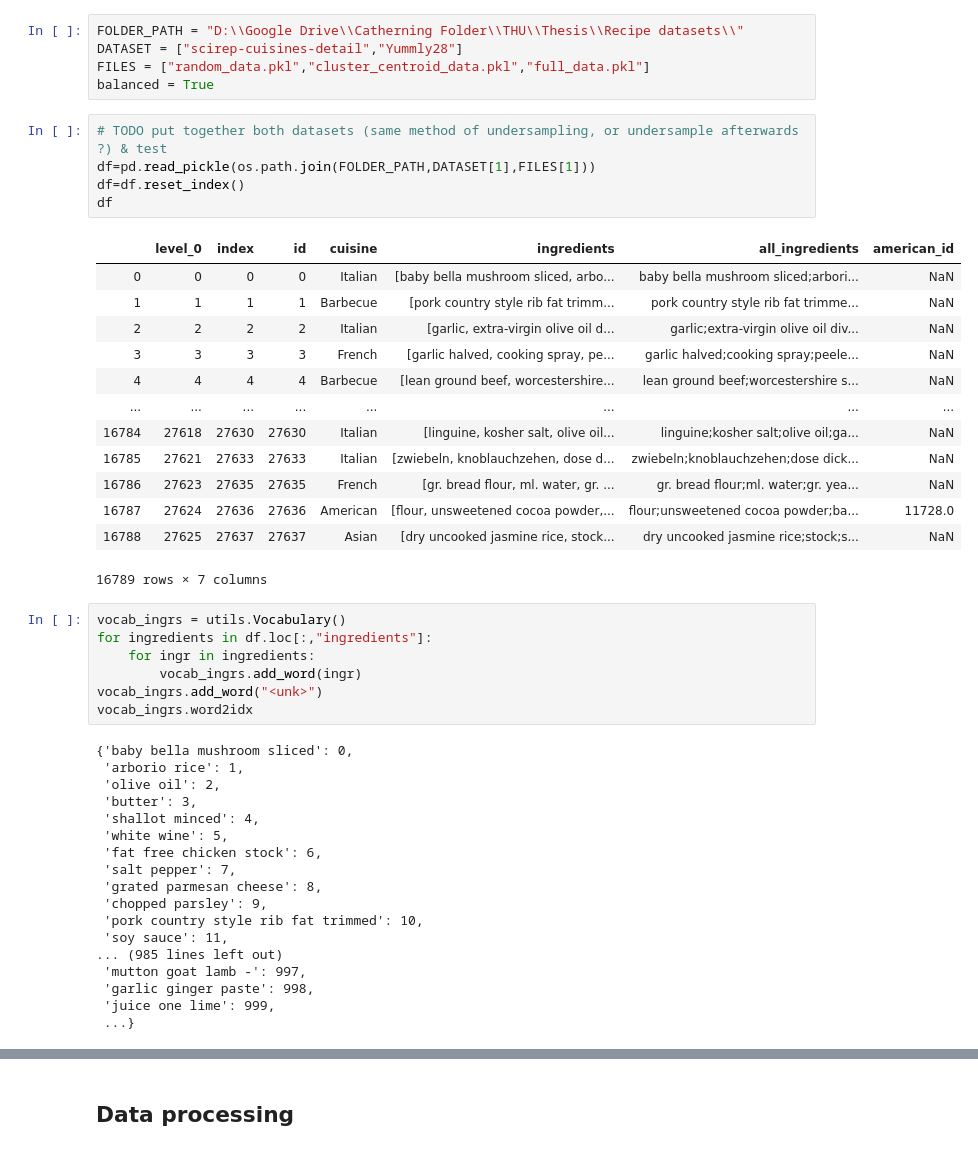
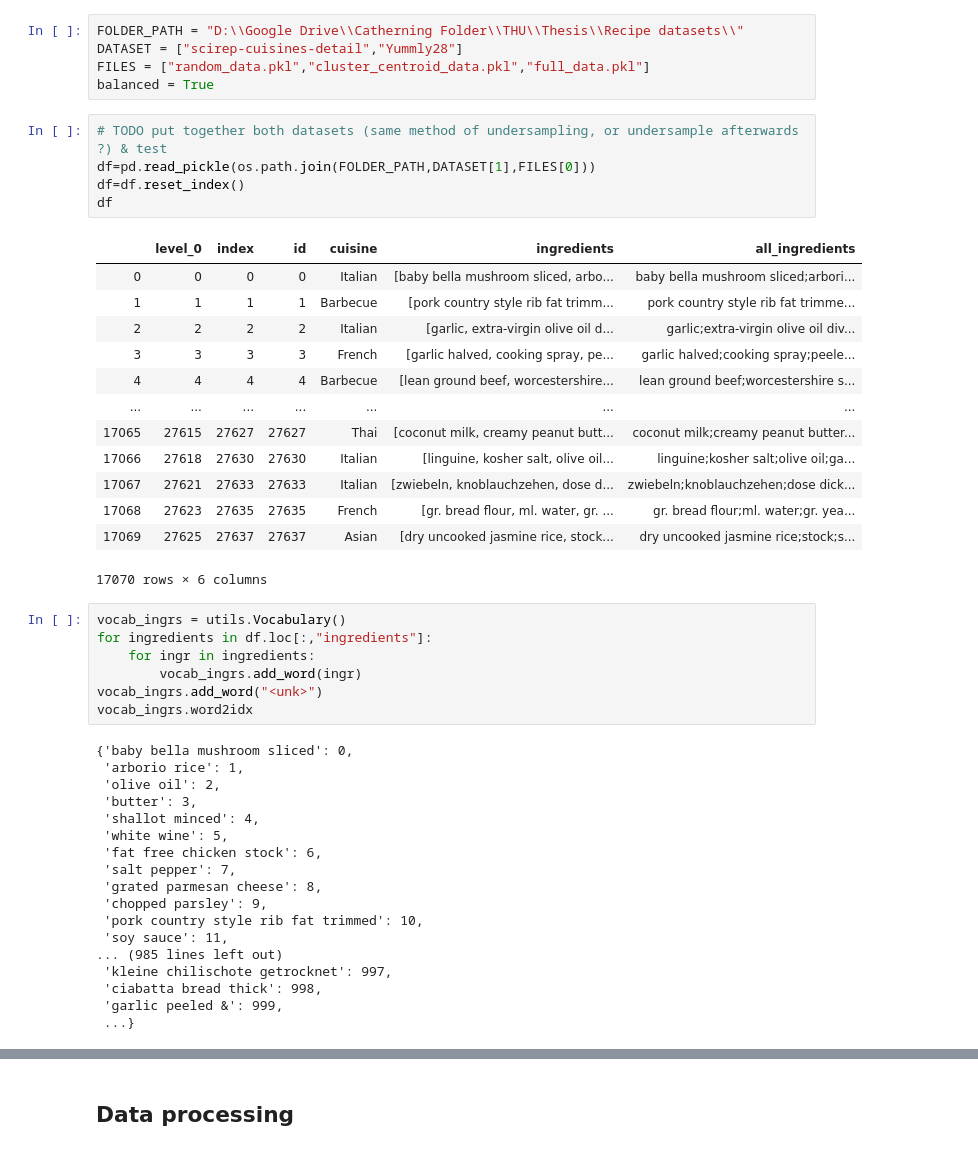
Before and after one commit to catherning/food_recipe_gen, a Jupyter notebook: cuisine_classification/NN_classification.ipynb, the cells around one changed output, grey strips where cells are left out. Saved outputs shown, nothing was run; the diff lists cells and outputs as text.

Commit message:
Clean a bit more Yummly28 dataset

```diff
--- a/cuisine_classification/NN_classification.ipynb
+++ b/cuisine_classification/NN_classification.ipynb
@@ -23,23 +23,23 @@ FILES = ["random_data.pkl","cluster_centroid_data.pkl","full_data.pkl"]
 balanced = True
 # %%
 # TODO put together both datasets (same method of undersampling, or undersample afterwards ?) & test
-df=pd.read_pickle(os.path.join(FOLDER_PATH,DATASET[1],FILES[1]))
+df=pd.read_pickle(os.path.join(FOLDER_PATH,DATASET[1],FILES[0]))
 df=df.reset_index()
 df
 # %% [output]
-|  | level_0 | index | id | cuisine | ingredients | all_ingredients | american_id |
-| 0 | 0 | 0 | 0 | Italian | [baby bella mushroom sliced, arbo... | baby bella mushroom sliced;arbori... | NaN |
-| 1 | 1 | 1 | 1 | Barbecue | [pork country style rib fat trimm... | pork country style rib fat trimme... | NaN |
-| 2 | 2 | 2 | 2 | Italian | [garlic, extra-virgin olive oil d... | garlic;extra-virgin olive oil div... | NaN |
-| 3 | 3 | 3 | 3 | French | [garlic halved, cooking spray, pe... | garlic halved;cooking spray;peele... | NaN |
-| 4 | 4 | 4 | 4 | Barbecue | [lean ground beef, worcestershire... | lean ground beef;worcestershire s... | NaN |
-| ... | ... | ... | ... | ... | ... | ... | ... |
-| 16784 | 27618 | 27630 | 27630 | Italian | [linguine, kosher salt, olive oil... | linguine;kosher salt;olive oil;ga... | NaN |
-| 16785 | 27621 | 27633 | 27633 | Italian | [zwiebeln, knoblauchzehen, dose d... | zwiebeln;knoblauchzehen;dose dick... | NaN |
-| 16786 | 27623 | 27635 | 27635 | French | [gr. bread flour, ml. water, gr. ... | gr. bread flour;ml. water;gr. yea... | NaN |
-| 16787 | 27624 | 27636 | 27636 | American | [flour, unsweetened cocoa powder,... | flour;unsweetened cocoa powder;ba... | 11728.0 |
-| 16788 | 27625 | 27637 | 27637 | Asian | [dry uncooked jasmine rice, stock... | dry uncooked jasmine rice;stock;s... | NaN |
+|  | level_0 | index | id | cuisine | ingredients | all_ingredients |
+| 0 | 0 | 0 | 0 | Italian | [baby bella mushroom sliced, arbo... | baby bella mushroom sliced;arbori... |
+| 1 | 1 | 1 | 1 | Barbecue | [pork country style rib fat trimm... | pork country style rib fat trimme... |
+| 2 | 2 | 2 | 2 | Italian | [garlic, extra-virgin olive oil d... | garlic;extra-virgin olive oil div... |
+| 3 | 3 | 3 | 3 | French | [garlic halved, cooking spray, pe... | garlic halved;cooking spray;peele... |
+| 4 | 4 | 4 | 4 | Barbecue | [lean ground beef, worcestershire... | lean ground beef;worcestershire s... |
+| ... | ... | ... | ... | ... | ... | ... |
+| 17065 | 27615 | 27627 | 27627 | Thai | [coconut milk, creamy peanut butt... | coconut milk;creamy peanut butter... |
+| 17066 | 27618 | 27630 | 27630 | Italian | [linguine, kosher salt, olive oil... | linguine;kosher salt;olive oil;ga... |
+| 17067 | 27621 | 27633 | 27633 | Italian | [zwiebeln, knoblauchzehen, dose d... | zwiebeln;knoblauchzehen;dose dick... |
+| 17068 | 27623 | 27635 | 27635 | French | [gr. bread flour, ml. water, gr. ... | gr. bread flour;ml. water;gr. yea... |
+| 17069 | 27625 | 27637 | 27637 | Asian | [dry uncooked jasmine rice, stock... | dry uncooked jasmine rice;stock;s... |
-16789 rows × 7 columns
+17070 rows × 6 columns
 # %%
 vocab_ingrs = utils.Vocabulary()
 for ingredients in df.loc[:,"ingredients"]:
@@ -61,9 +61,9 @@ vocab_ingrs.word2idx
  'pork country style rib fat trimmed': 10,
  'soy sauce': 11,
 ... (985 lines left out)
- 'mutton goat lamb -': 997,
- 'garlic ginger paste': 998,
- 'juice one lime': 999,
+ 'kleine chilischote getrocknet': 997,
+ 'ciabatta bread thick': 998,
+ 'garlic peeled &': 999,
  ...}
 # %%
 vocab_cuisine = utils.Vocabulary()
```
Also changed, not shown: parts of 6 cells of this notebook, 2 other files.
